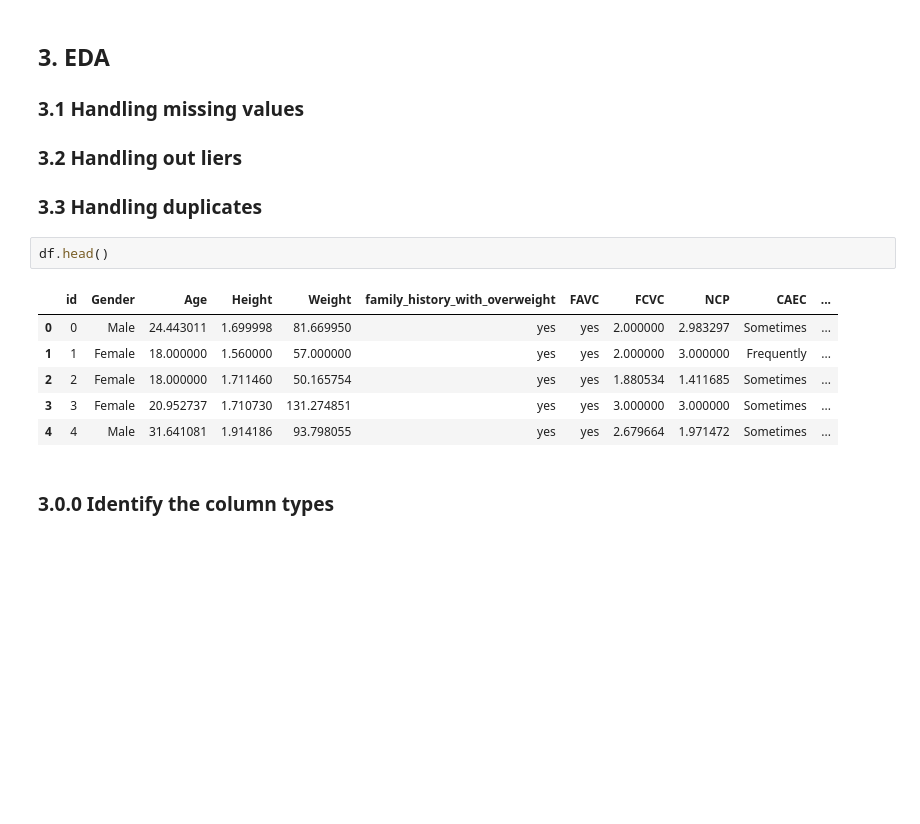
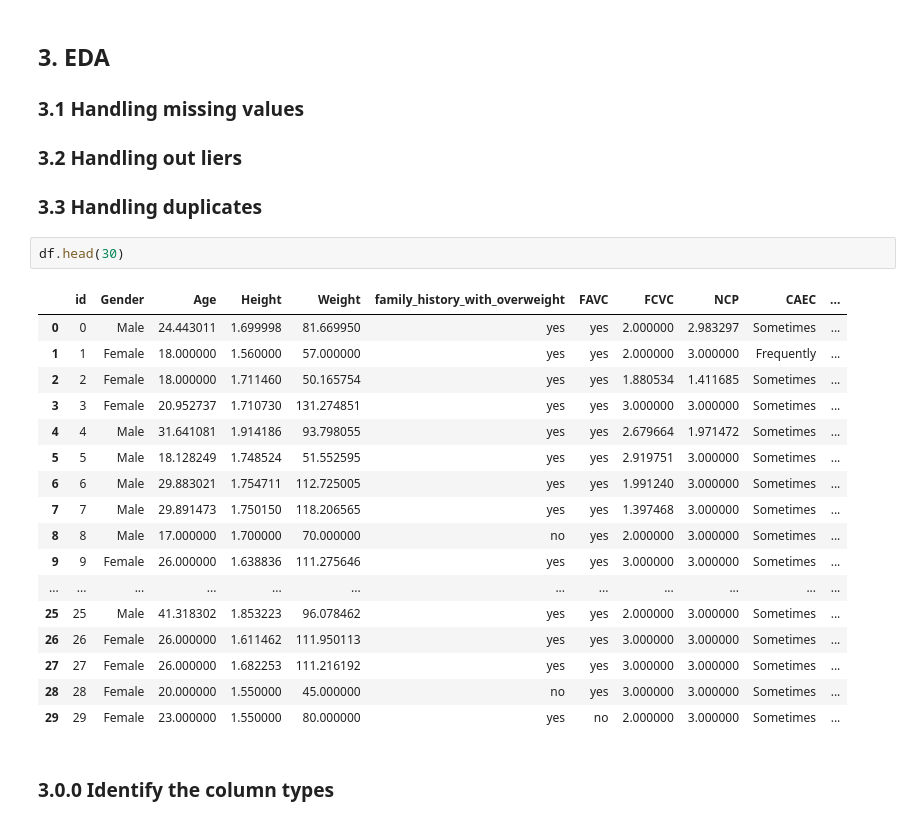
Before and after one commit to Namachivayam2001/Medication-Remainder, a Jupyter notebook: features-ML/playground-series-s4e2 (Obisity_pridiction)/obisity_prediction.ipynb, the cells around one changed output. Drawn from its saved outputs; the diff is of its cells as text; blank space fills up the shorter version.

```diff
--- a/features-ML/playground-series-s4e2 (Obisity_pridiction)/obisity_prediction.ipynb
+++ b/features-ML/playground-series-s4e2 (Obisity_pridiction)/obisity_prediction.ipynb
@@ -57,14 +59,25 @@ df = pd.read_csv(file_path)
 ### 3.2 Handling out liers
 ### 3.3 Handling duplicates
 # %%
-df.head()
+df.head(30)
 # %% [output]
 |  | id | Gender | Age | Height | Weight | family_history_with_overweight | FAVC | FCVC | NCP | CAEC | ... |
 | 0 | 0 | Male | 24.443011 | 1.699998 | 81.669950 | yes | yes | 2.000000 | 2.983297 | Sometimes | ... |
 | 1 | 1 | Female | 18.000000 | 1.560000 | 57.000000 | yes | yes | 2.000000 | 3.000000 | Frequently | ... |
 | 2 | 2 | Female | 18.000000 | 1.711460 | 50.165754 | yes | yes | 1.880534 | 1.411685 | Sometimes | ... |
 | 3 | 3 | Female | 20.952737 | 1.710730 | 131.274851 | yes | yes | 3.000000 | 3.000000 | Sometimes | ... |
 | 4 | 4 | Male | 31.641081 | 1.914186 | 93.798055 | yes | yes | 2.679664 | 1.971472 | Sometimes | ... |
+| 5 | 5 | Male | 18.128249 | 1.748524 | 51.552595 | yes | yes | 2.919751 | 3.000000 | Sometimes | ... |
+| 6 | 6 | Male | 29.883021 | 1.754711 | 112.725005 | yes | yes | 1.991240 | 3.000000 | Sometimes | ... |
+| 7 | 7 | Male | 29.891473 | 1.750150 | 118.206565 | yes | yes | 1.397468 | 3.000000 | Sometimes | ... |
+| 8 | 8 | Male | 17.000000 | 1.700000 | 70.000000 | no | yes | 2.000000 | 3.000000 | Sometimes | ... |
+| 9 | 9 | Female | 26.000000 | 1.638836 | 111.275646 | yes | yes | 3.000000 | 3.000000 | Sometimes | ... |
+| ... | ... | ... | ... | ... | ... | ... | ... | ... | ... | ... | ... |
+| 25 | 25 | Male | 41.318302 | 1.853223 | 96.078462 | yes | yes | 2.000000 | 3.000000 | Sometimes | ... |
+| 26 | 26 | Female | 26.000000 | 1.611462 | 111.950113 | yes | yes | 3.000000 | 3.000000 | Sometimes | ... |
+| 27 | 27 | Female | 26.000000 | 1.682253 | 111.216192 | yes | yes | 3.000000 | 3.000000 | Sometimes | ... |
+| 28 | 28 | Female | 20.000000 | 1.550000 | 45.000000 | no | yes | 3.000000 | 3.000000 | Sometimes | ... |
+| 29 | 29 | Female | 23.000000 | 1.550000 | 80.000000 | yes | no | 2.000000 | 3.000000 | Sometimes | ... |
 # %% [markdown]
 ### 3.0.0 Identify the column types
 # %%
```
Also changed, not shown: parts of 2 cells of this notebook, 7 other files.
